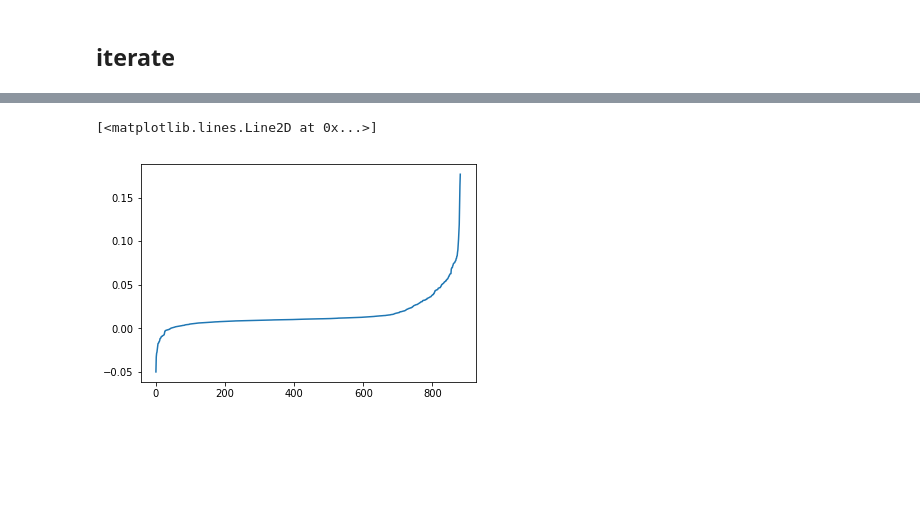
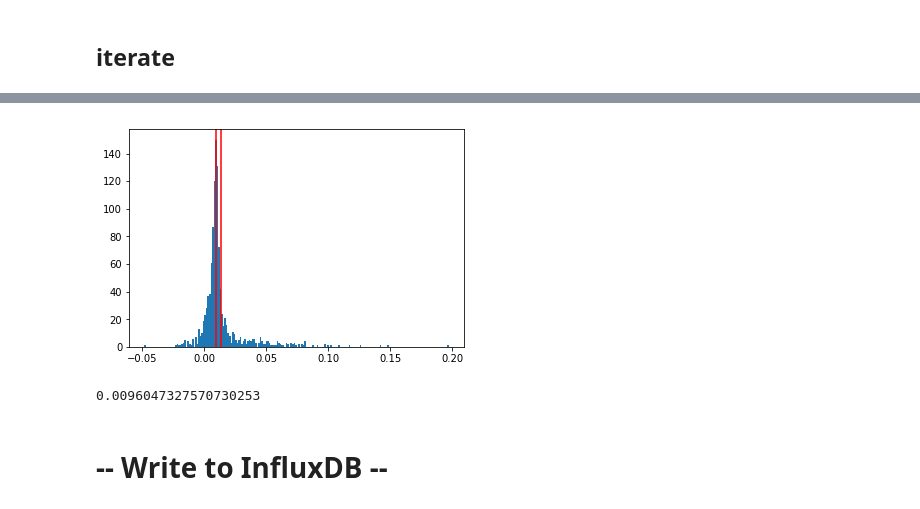
Before and after one commit to xdze2/thermique_appart, a Jupyter notebook: analyse-laNuit.ipynb, the cells around one changed output, grey strips where cells are left out. Cells and saved outputs as stored; diff of their text form; code cells hidden in the pictures; blank space fills up the shorter version.

```diff
--- a/analyse-laNuit.ipynb
+++ b/analyse-laNuit.ipynb
@@ -152,7 +183,3 @@ for day in daterange_iso:
 # %%
+all_hM = np.concatenate( all_hM )
 all_hM = np.array( all_hM ).flatten()
-# %%
-plt.plot( np.sort(all_hM) )
-# %% [output]
-[<matplotlib.lines.Line2D at 0x...>]
-[figure, removed]
@@ -162,3 +186,15 @@ DF = pd.DataFrame( {'h_M':h_M}, index=time )
+# %%
+plt.hist(all_hM, bins='auto')  ;
+plt.axvline(x=all_hM.mean(), color='r' );
+plt.axvline(x=np.median( all_hM ), color='r' );
+# %% [output]
+[figure, added]
+# %%
+np.median( all_hM )
+# %% [output]
+0.0096047327570730253
+# %% [markdown]
+# -- Write to InfluxDB --
 # %%
 measurement_name = 'analyse'
 
```
Also changed, not shown: parts of 28 cells of this notebook.
